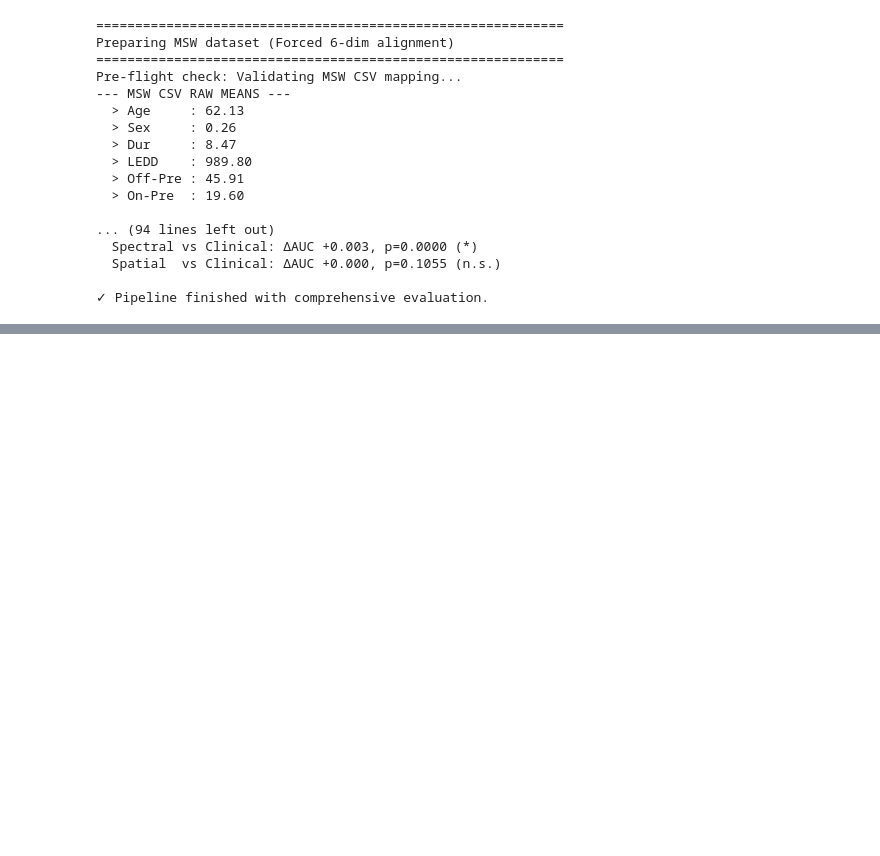
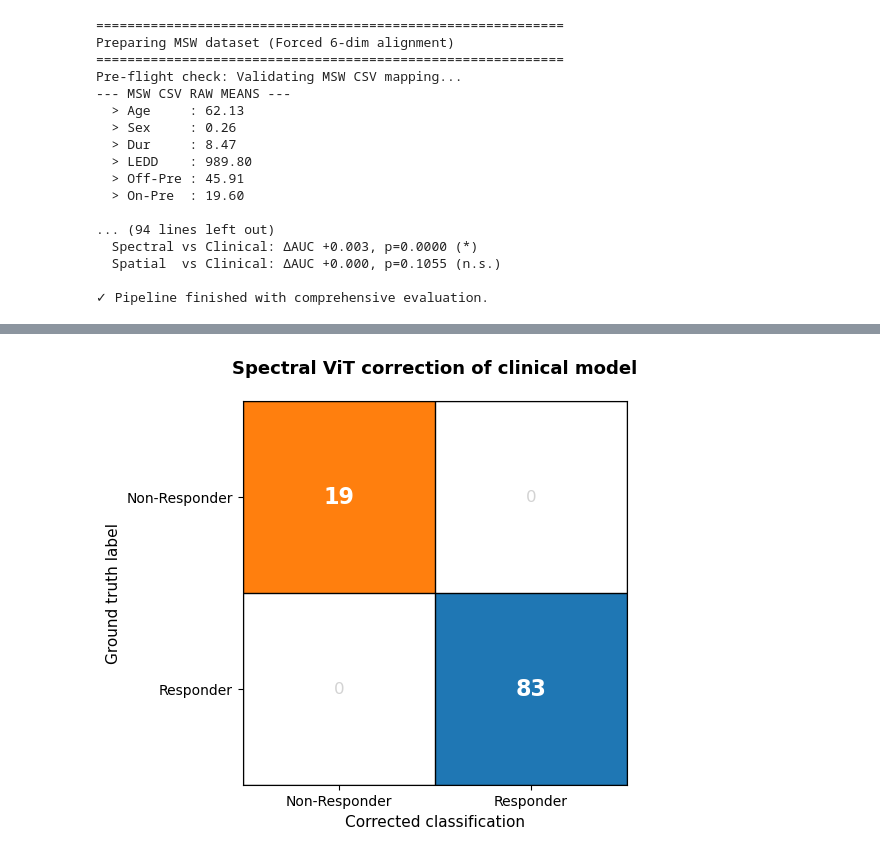
Before and after one commit to agr78/spectralViT, a Jupyter notebook: zvit.ipynb, the cells around one changed output, grey strips where cells are left out. Drawn from its saved outputs; the diff is of its cells as text; code cells hidden in the pictures; blank space fills up the shorter version.

Commit message:
Add correction confusion matrix

```diff
--- a/zvit.ipynb
+++ b/zvit.ipynb
@@ -428,0 +1072,74 @@ Pre-flight check: Validating MSW CSV mapping...
+# %%
+import matplotlib.pyplot as plt
+import numpy as np
+from matplotlib.colors import ListedColormap
+
+def plot_correction_matrix_custom(test_probs, test_labels, thresholds):
+    """
+    Plots the 'Value-Add' matrix with tab:orange for Non-Responders
+    and tab:blue for Responders.
+    """
+    y_true = np.array(test_labels)
+
+    # 1. Generate discrete predictions
+    y_pred_ct = (test_probs["Clinical"] >= thresholds["Clinical"]).astype(int)
+    y_pred_sp = (test_probs["Spectral"] >= thresholds["Spectral"]).astype(int)
+
+    # 2. Identify the recovery counts
+    # Value 1: Avoided False Alarm (Non-Responder)
+    avoid_fa = ((y_pred_ct == 1) & (y_true == 0) & (y_pred_sp == 0)).sum()
+
+    # Value 2: Recovered Responder
+    rec_resp = ((y_pred_ct == 0) & (y_true == 1) & (y_pred_sp == 1)).sum()
+
+    # Create the matrix. We use 1 and 2 as "keys" for the colors
+    # [ [Non-R Key, Empty], [Empty, Responder Key] ]
+    display_matrix = np.array([[1 if avoid_fa > 0 else 0, 0],
+                                [0, 2 if rec_resp > 0 else 0]])
+
+    # Values for annotations
+    text_matrix = np.array([[avoid_fa, 0], [0, rec_resp]])
+
+    # 3. Create Custom Colormap: [Index 0: White, Index 1: Orange, Index 2: Blue]
+    cmap_custom = ListedColormap(['white', 'tab:orange', 'tab:blue'])
+    labels = ['Non-Responder', 'Responder']
+
+    # 4. Plotting
+    fig, ax = plt.subplots(figsize=(6, 5), facecolor='white')
+    im = ax.imshow(display_matrix, cmap=cmap_custom, vmin=0, vmax=2)
+
+    # Add text annotations
+    for i in range(2):
+        for j in range(2):
+            val = text_matrix[i, j]
+            if val > 0:
+                ax.text(j, i, f"{val}", ha="center", va="center",
+                        color="white", fontsize=16, fontweight='bold')
+            else:
+                ax.text(j, i, "0", ha="center", va="center",
+                        color="lightgray", fontsize=12)
+
+    # Formatting
+    ax.set_xticks([0, 1])
+    ax.set_yticks([0, 1])
+    ax.set_xticklabels(labels)
+    ax.set_yticklabels(labels)
+
+    ax.set_xlabel("Corrected classification", fontsize=11)
+    ax.set_ylabel("Ground truth label", fontsize=11)
+    ax.set_title("Spectral ViT correction of clinical model",
+                 fontsize=13, fontweight='bold', pad=20)
+
+    # Grid lines to separate cells clearly
+    ax.set_xticks(np.arange(-.5, 2, 1), minor=True)
+    ax.set_yticks(np.arange(-.5, 2, 1), minor=True)
+    ax.grid(which='minor', color='black', linestyle='-', linewidth=1)
+    ax.tick_params(which="minor", bottom=False, left=False)
+
+    plt.tight_layout()
+    plt.show()
+
+# Execution
+plot_correction_matrix_custom(test_probs, y_test_labels, thresholds)
+# %% [output]
+[figure, added]
```
Also changed, not shown: parts of 6 cells of this notebook.
